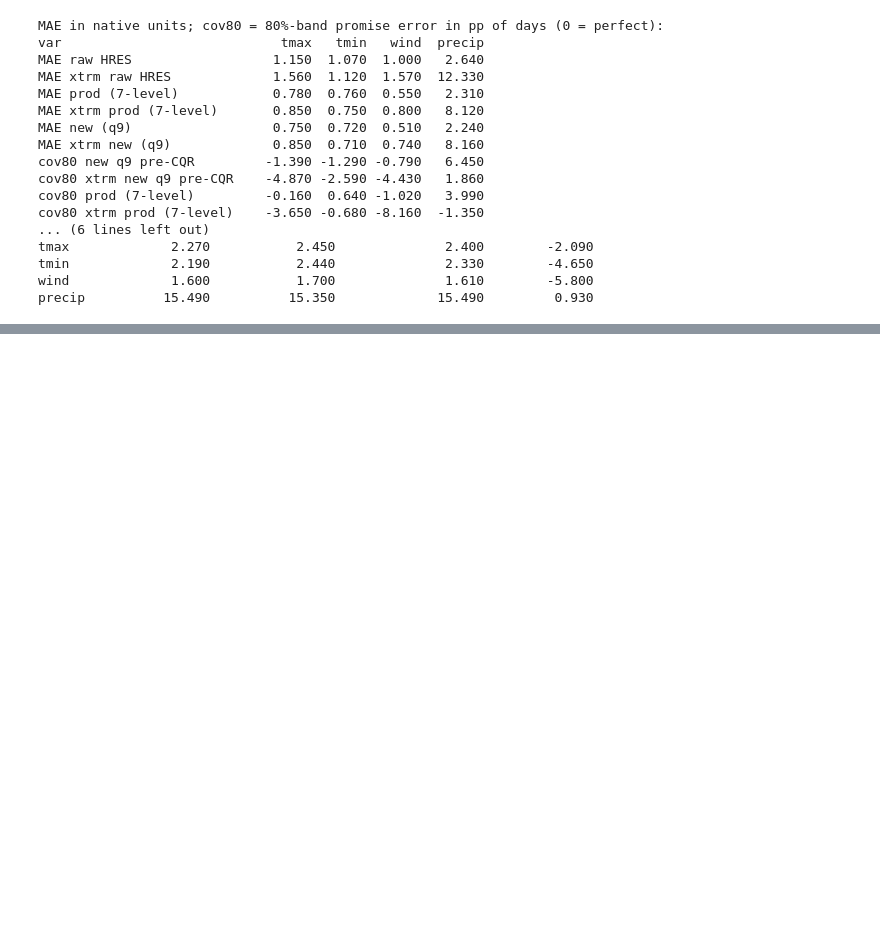
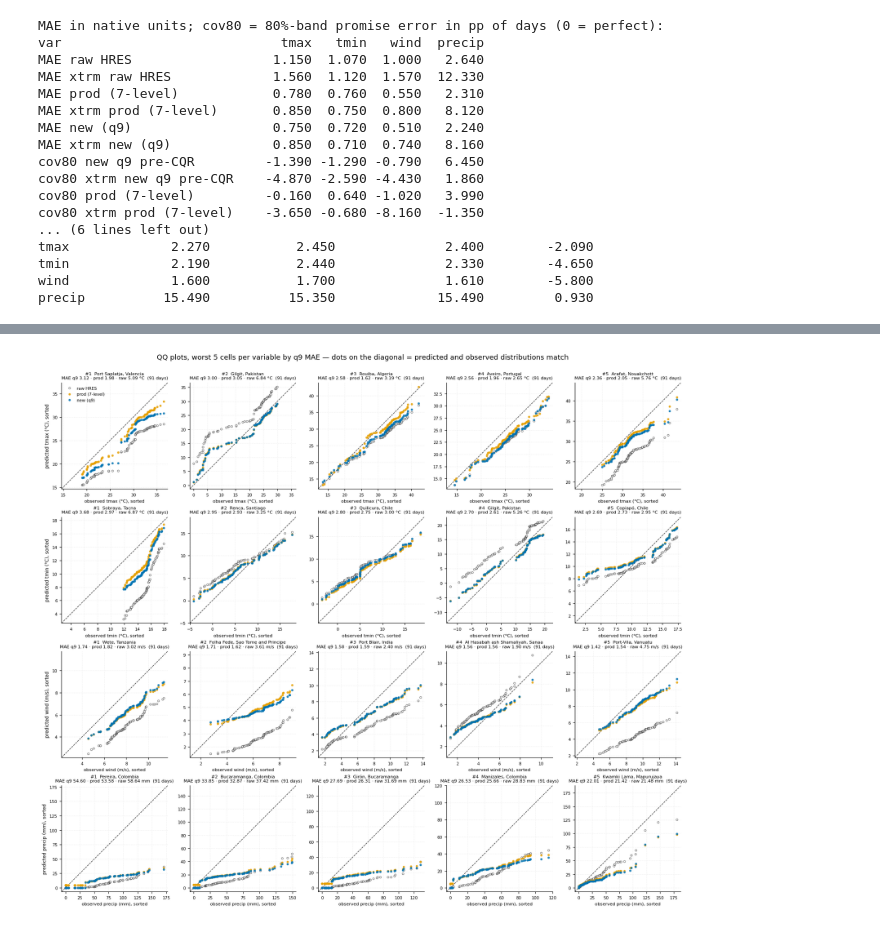
Before and after one commit to theitush/WeatherBaseline, a Jupyter notebook: scripts/bias_study/raw_vs_prod_vs_q9.ipynb, the cells around one changed output, grey strips where cells are left out. Drawn from its saved outputs; the diff is of its cells as text; code cells hidden in the pictures; blank space fills up the shorter version.

```diff
--- a/scripts/bias_study/raw_vs_prod_vs_q9.ipynb
+++ b/scripts/bias_study/raw_vs_prod_vs_q9.ipynb
@@ -600,0 +722,43 @@ precip          15.490          15.350             15.490         0.930
+# %%
+# --- figure 4: QQ plots for the cells where q9's point error is worst ------------
+#     One panel per cell (columns = rank, rows = variable). The cell's eval days
+#     sorted: x = observed value at each rank, y = predicted value at the same rank,
+#     same three series as figure 1 (white = raw HRES, orange = prod, blue = q9).
+#     Dashed diagonal = the prediction's distribution matches the truth's.
+fig, axes = plt.subplots(len(VARS), N_WORST_CELLS,
+                         figsize=(3.1 * N_WORST_CELLS, 3.3 * len(VARS)))
+for row_i, var in enumerate(VARS):
+    rows = full_rows[var]
+    for col_i, key in enumerate(worst_by_error[var].index):
+        ax = axes[row_i, col_i]
+        cell = rows[rows.key == key]
+        truth_sorted = np.sort(cell.truth_abs.to_numpy())
+        lo_edge = truth_sorted.min(); hi_edge = truth_sorted.max()
+        for label, col, color in SYSTEMS_POINT:
+            is_raw = color == COLOR_RAW
+            pred_sorted = np.sort(cell[col].to_numpy())
+            lo_edge = min(lo_edge, pred_sorted.min()); hi_edge = max(hi_edge, pred_sorted.max())
+            ax.plot(truth_sorted, pred_sorted, linestyle="", marker="o", markersize=3.2,
+                    markerfacecolor="white" if is_raw else color,
+                    markeredgecolor=INK if is_raw else color, markeredgewidth=0.6,
+                    alpha=0.85, label=label, zorder=2 if is_raw else 3)
+        pad = 0.04 * (hi_edge - lo_edge)
+        ax.plot([lo_edge - pad, hi_edge + pad], [lo_edge - pad, hi_edge + pad],
+                color=INK, lw=0.9, linestyle="--", zorder=1)
+        ax.set_xlim(lo_edge - pad, hi_edge + pad); ax.set_ylim(lo_edge - pad, hi_edge + pad)
+        ax.set_aspect("equal")
+        mae = worst_by_error[var].loc[key]
+        ax.set_title(f"#{col_i + 1}  {cell_label(key)}\n"
+                     f"MAE q9 {mae['new (q9)']:.2f} · prod {mae['prod (7-level)']:.2f} · "
+                     f"raw {mae['raw HRES']:.2f} {UNITS[var]}  ({int(mae.days)} days)",
+                     fontsize=7.5)
+        ax.set_xlabel(f"observed {var} ({UNITS[var]}), sorted", fontsize=7.5)
+        ax.tick_params(labelsize=7)
+    axes[row_i, 0].set_ylabel(f"predicted {var} ({UNITS[var]}), sorted", fontsize=8)
+axes[0, 0].legend(fontsize=7, frameon=False, loc="upper left")
+fig.suptitle(f"QQ plots, worst {N_WORST_CELLS} cells per variable by q9 MAE — "
+             "dots on the diagonal = predicted and observed distributions match", y=1.0)
+fig.tight_layout()
+plt.show()
+# %% [output]
+[figure, added]
```
Also changed, not shown: parts of 5 cells of this notebook.
